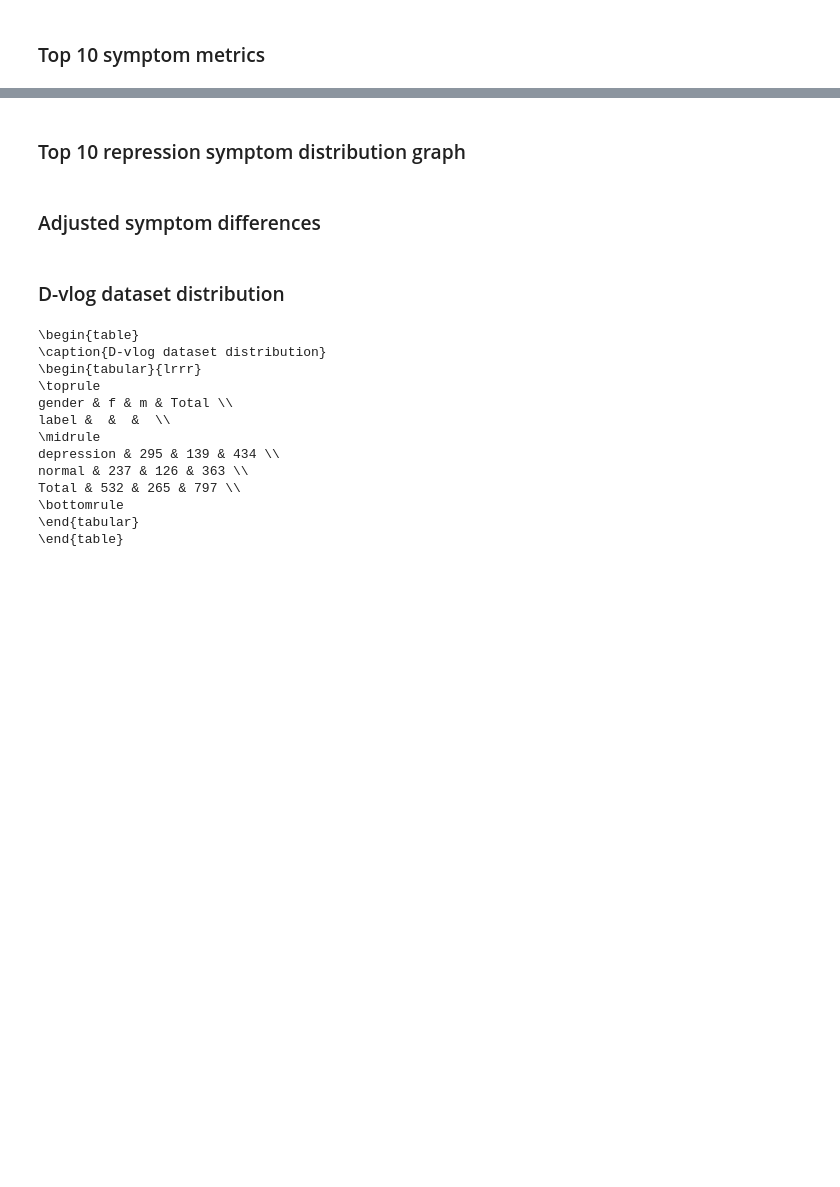
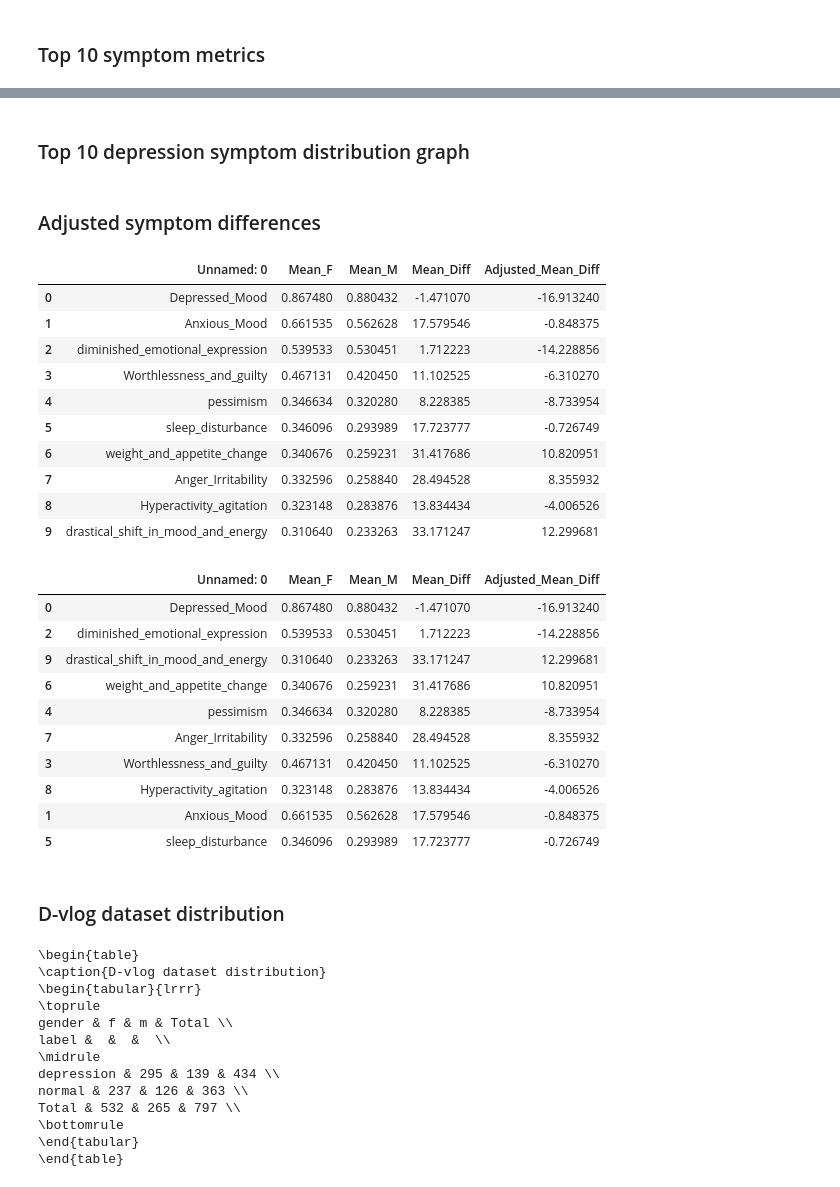
Before and after one commit to BramJanssen22/EMDD, a Jupyter notebook: D-vlog Result analysis/resultanalysis.ipynb, the cells around one changed output, grey strips where cells are left out. Drawn from its saved outputs; the diff is of its cells as text; code cells hidden in the pictures; blank space fills up the shorter version.

Commit message:
New plots as well as prediction reruns for symptom and binary

```diff
--- a/D-vlog Result analysis/resultanalysis.ipynb
+++ b/D-vlog Result analysis/resultanalysis.ipynb
@@ -113,3 +137,3 @@ print(merged[['Mean_F','Mean_M','Mean_Diff','Std_F', 'Std_M','Std_Diff']].head(1
 # %% [markdown]
-### Top 10 repression symptom distribution graph
+### Top 10 depression symptom distribution graph
 # %%
@@ -146,3 +165,68 @@ display(df[['Unnamed: 0','Mean_F','Mean_M','Mean_Diff','Adjusted_Mean_Diff']])
+# %%
+df = pd.read_csv('../data/results/depressedSymptomComparison.csv')
+df['Adjusted_Mean_Diff'] = (df['Mean_Diff'] / df['Mean_Diff'].mean() * 100) - 100
+df['Adjusted_Mean_Diffabs'] = abs((df['Mean_Diff'] / df['Mean_Diff'].mean() * 100) - 100)
+df['Mean_Diff'] = (df['Mean_Diff'] * 100 ) - 100
+df['Mean_Average'] = df[['Mean_F','Mean_M']].mean(axis=1)
+df = df.head(10)
+display(df[['Unnamed: 0','Mean_F','Mean_M','Mean_Diff','Adjusted_Mean_Diff']])
+df_sorted = df.sort_values(by='Adjusted_Mean_Diffabs',ascending=False).head(10)
+display(df_sorted[['Unnamed: 0','Mean_F','Mean_M','Mean_Diff','Adjusted_Mean_Diff']])
+
+fig = px.bar(df, x='Unnamed: 0',
+             y='Adjusted_Mean_Diff',
+             color='Mean_Average',
+             color_continuous_scale='orrd',
+             title='Adjusted difference in cross gender symptom prevalence'
+             )
+
+fig.update_layout(
+    xaxis_title="Symptoms",
+    yaxis_title="Adjusted Mean Differences",
+    xaxis={'categoryorder':'total descending'},  # Sorts the bars if needed
+    yaxis=dict(range=[min(df['Adjusted_Mean_Diff']), max(df['Adjusted_Mean_Diff'])])
+)
+
+fig.show()
+
+fig1 = px.bar(df, x='Unnamed: 0',
+              y='Mean_Diff',
+              color='Mean_Average',
+              color_continuous_scale='orrd',
+              title='Difference in cross gender symptom prevalence'
+              )
+
+fig1.update_layout(
+    xaxis_title="Symptoms",
+    yaxis_title="Mean Differences",
+    xaxis={'categoryorder':'total descending'},  # Sorts the bars if needed
+    yaxis=dict(range=[min(df['Mean_Diff']), max(df['Mean_Diff'])])
+)
+
+fig1.show()
+# %% [output]
+|  | Unnamed: 0 | Mean_F | Mean_M | Mean_Diff | Adjusted_Mean_Diff |
+| 0 | Depressed_Mood | 0.867480 | 0.880432 | -1.471070 | -16.913240 |
+| 1 | Anxious_Mood | 0.661535 | 0.562628 | 17.579546 | -0.848375 |
+| 2 | diminished_emotional_expression | 0.539533 | 0.530451 | 1.712223 | -14.228856 |
+| 3 | Worthlessness_and_guilty | 0.467131 | 0.420450 | 11.102525 | -6.310270 |
+| 4 | pessimism | 0.346634 | 0.320280 | 8.228385 | -8.733954 |
+| 5 | sleep_disturbance | 0.346096 | 0.293989 | 17.723777 | -0.726749 |
+| 6 | weight_and_appetite_change | 0.340676 | 0.259231 | 31.417686 | 10.820951 |
+| 7 | Anger_Irritability | 0.332596 | 0.258840 | 28.494528 | 8.355932 |
+| 8 | Hyperactivity_agitation | 0.323148 | 0.283876 | 13.834434 | -4.006526 |
+| 9 | drastical_shift_in_mood_and_energy | 0.310640 | 0.233263 | 33.171247 | 12.299681 |
+|  | Unnamed: 0 | Mean_F | Mean_M | Mean_Diff | Adjusted_Mean_Diff |
+| 0 | Depressed_Mood | 0.867480 | 0.880432 | -1.471070 | -16.913240 |
+| 2 | diminished_emotional_expression | 0.539533 | 0.530451 | 1.712223 | -14.228856 |
+| 9 | drastical_shift_in_mood_and_energy | 0.310640 | 0.233263 | 33.171247 | 12.299681 |
+| 6 | weight_and_appetite_change | 0.340676 | 0.259231 | 31.417686 | 10.820951 |
+| 4 | pessimism | 0.346634 | 0.320280 | 8.228385 | -8.733954 |
+| 7 | Anger_Irritability | 0.332596 | 0.258840 | 28.494528 | 8.355932 |
+| 3 | Worthlessness_and_guilty | 0.467131 | 0.420450 | 11.102525 | -6.310270 |
+| 8 | Hyperactivity_agitation | 0.323148 | 0.283876 | 13.834434 | -4.006526 |
+| 1 | Anxious_Mood | 0.661535 | 0.562628 | 17.579546 | -0.848375 |
+| 5 | sleep_disturbance | 0.346096 | 0.293989 | 17.723777 | -0.726749 |
 # %% [markdown]
 ### D-vlog dataset distribution
 # %%
```
Also changed, not shown: parts of 5 cells of this notebook, 8 other files.
